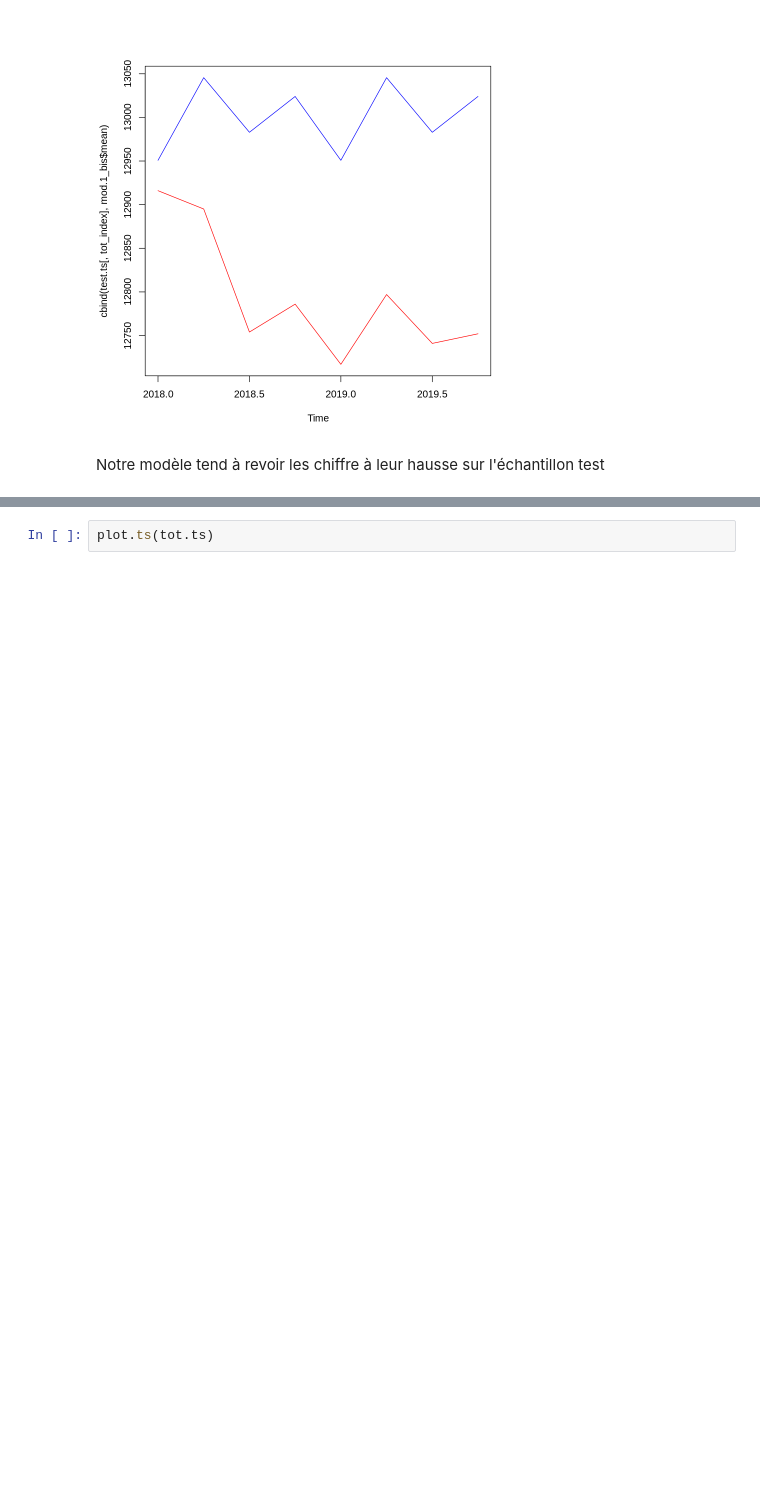
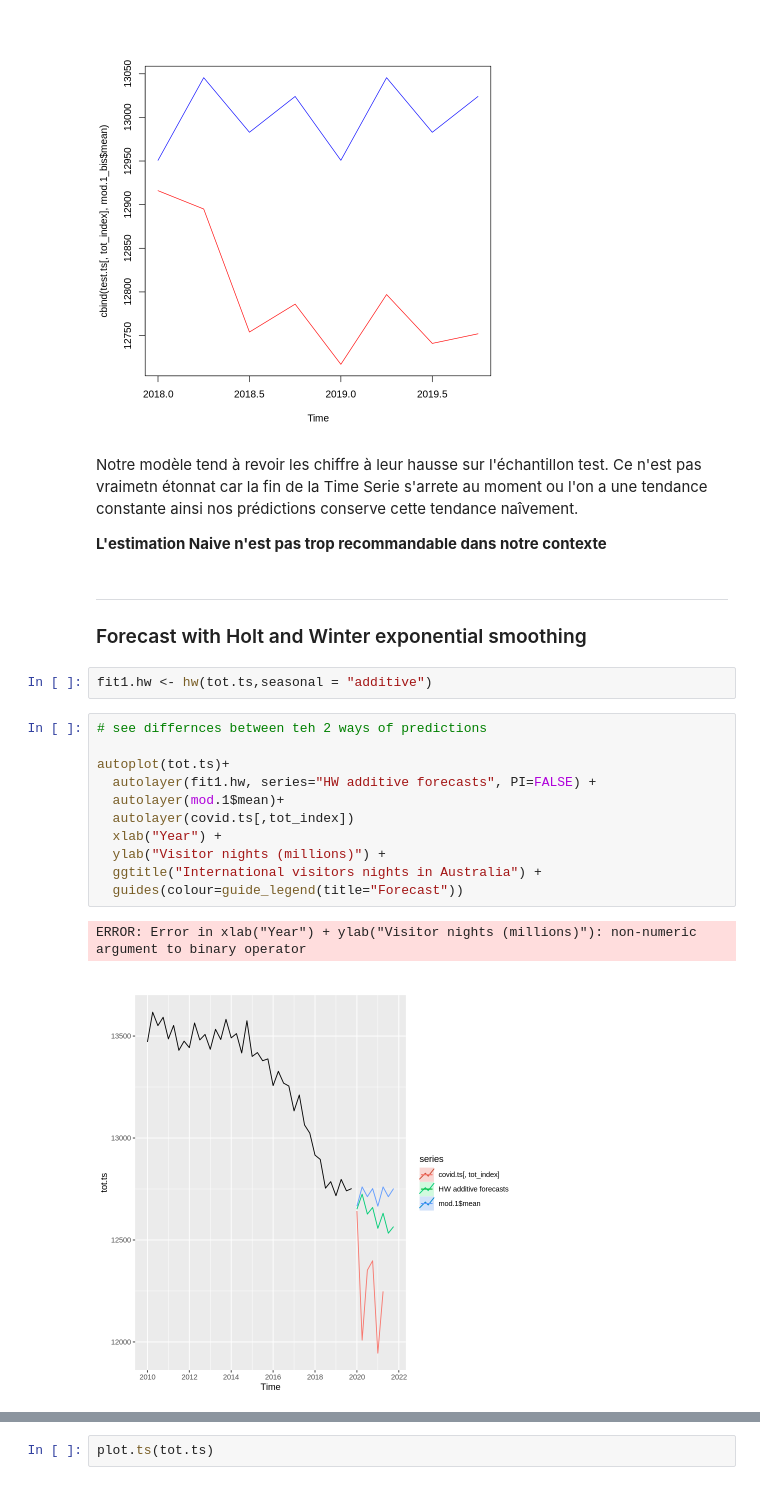
Before and after one commit to Jay-boo/TimeSeries_ACOSS, a Jupyter notebook: univariate.ipynb, the cells around one changed output, grey strips where cells are left out. Saved outputs shown, nothing was run; the diff lists cells and outputs as text; blank space fills up the shorter version.

```diff
--- a/univariate.ipynb
+++ b/univariate.ipynb
@@ -493,8 +496,30 @@ mod.1_bis <- fit %>% forecast(method="naive")
 plot.ts(cbind(test.ts[,tot_index],mod.1_bis$mean),plot.type="single",col=c("red","blue"))
 # %% [output]
 [figure]
-# %% [markdown]
-Notre modèle tend à revoir les chiffre à leur hausse sur l'échantillon test
+# %% [markdown]
+Notre modèle tend à revoir les chiffre à leur hausse sur l'échantillon test. Ce n'est pas vraimetn étonnat car la fin de la Time Serie s'arrete au moment ou l'on a une tendance constante ainsi nos prédictions conserve cette tendance naîvement.
+
+**L'estimation Naive n'est pas trop recommandable dans notre contexte**
+# %% [markdown]
+<hr>
+
+### Forecast with Holt and Winter exponential smoothing
+# %%
+fit1.hw <- hw(tot.ts,seasonal = "additive")
+# %%
+# see differnces between teh 2 ways of predictions
+
+autoplot(tot.ts)+
+  autolayer(fit1.hw, series="HW additive forecasts", PI=FALSE) +
+  autolayer(mod.1$mean)+
+  autolayer(covid.ts[,tot_index])
+  xlab("Year") +
+  ylab("Visitor nights (millions)") +
+  ggtitle("International visitors nights in Australia") +
+  guides(colour=guide_legend(title="Forecast"))
+# %% [output]
+ERROR: Error in xlab("Year") + ylab("Visitor nights (millions)"): non-numeric argument to binary operator
+[figure, added]
 # %% [markdown]
  <hr>
 
```
Also changed, not shown: parts of 78 cells of this notebook.
